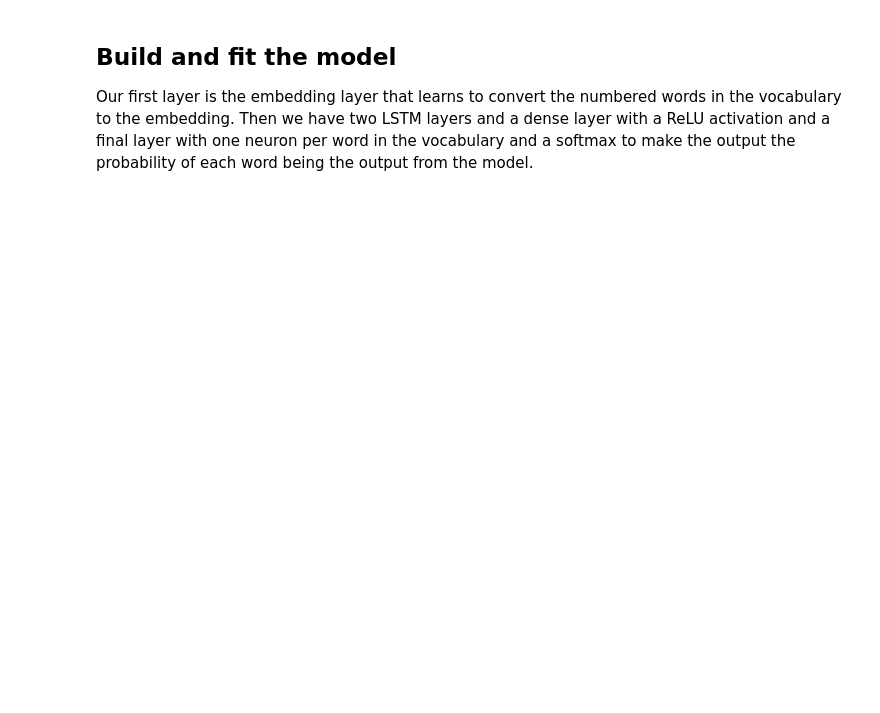
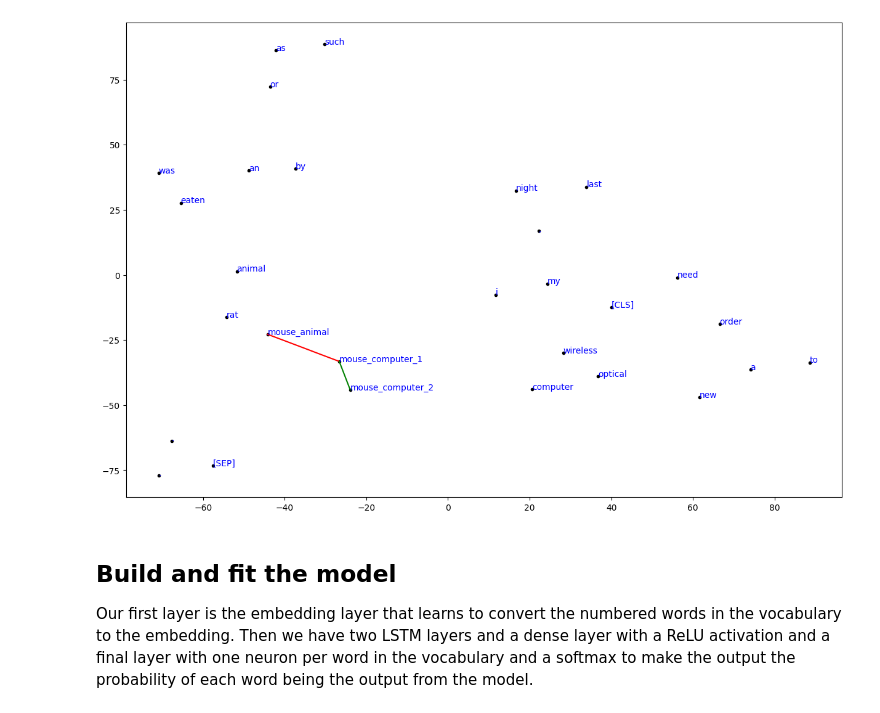
Before and after one commit to AIBiology/Jupyter_Content, a Jupyter notebook: 19_Natural_Language_Processing.ipynb, the cells around one changed output. Drawn from its saved outputs; the diff is of its cells as text; code cells hidden in the pictures; blank space fills up the shorter version.

```diff
--- a/19_Natural_Language_Processing.ipynb
+++ b/19_Natural_Language_Processing.ipynb
@@ -138,2 +218,17 @@ for i, target_index in enumerate(targets_indexed):
 # %%
-print(f'Fragment as numbers: {X[94]} \nTarget is one-hot encoded: {y[94]}')
+import torch
+
+# Set up the sentence we want to look at
+TEXT = "Last night, my wireless mouse was eaten by an animal such as mouse or rat. I need to order a new optical computer mouse."
+input_sentence=torch.tensor([tokenizer_uncased.tokenizer(TEXT).input_ids]).cuda()
+attention_mask=torch.tensor([tokenizer_uncased.tokenizer(TEXT).attention_mask]).cuda()
+# %%
+# Show the tokenization for the sentence
+print("Input sentence: ", TEXT)
+output_uncased=tokenizer_uncased.ids_to_tokens(tokenizer_uncased.tokenizer(TEXT).input_ids)
+print("Tokenized sentence: ", output_uncased)
+
+# "mouse" tokens positions in the TEXT input
+mouse_computer_1=6
+mouse_animal=14
+mouse_computer_2=26
@@ -139,0 +238,3 @@ print(f'Fragment as numbers: {X[94]} \nTarget is one-hot encoded: {y[94]}')
+# %%
+# Get the embeddings for the pretrained model
+hidden_states = model.bert_model(input_ids=input_sentence, token_type_ids=None, attention_mask=attention_mask)
@@ -140,3 +252,28 @@ print(f'Fragment as numbers: {X[94]} \nTarget is one-hot encoded: {y[94]}')
+# %%
+from sklearn.manifold import TSNE
+import numpy as np
+
+X=hidden_states.cpu().detach().numpy()
+X_embedded = TSNE(n_components=2,metric='euclidean',  init='random', perplexity=7).fit_transform(X[0])
+Tokens=tokenizer_uncased.ids_to_tokens(tokenizer_uncased.tokenizer(TEXT).input_ids)
+
+# Annotate the different mouse tokens
+Tokens[mouse_computer_1]="mouse_computer_1"
+Tokens[mouse_animal]="mouse_animal"
+Tokens[mouse_computer_2]="mouse_computer_2"
+# %%
+%matplotlib inline
+import matplotlib.pyplot as plt
+import numpy as np
+plt.figure(figsize=(15,10))
+plt.plot(X_embedded[:,0],X_embedded[:,1], '.', color='black')
+plt.plot([X_embedded[6,0],X_embedded[14,0]],[X_embedded[6,1],X_embedded[14,1]],color='red')
+plt.plot([X_embedded[6,0],X_embedded[26,0]],[X_embedded[6,1],X_embedded[26,1]],color='green')
+
+for i, txt in enumerate(Tokens):
+    plt.annotate(txt, (X_embedded[i,0], X_embedded[i,1]), color='blue')
+# %% [output]
+[figure, added]
 # %% [markdown]
 ## Build and fit the model
 
```
Also changed, not shown: parts of 28 cells of this notebook.
